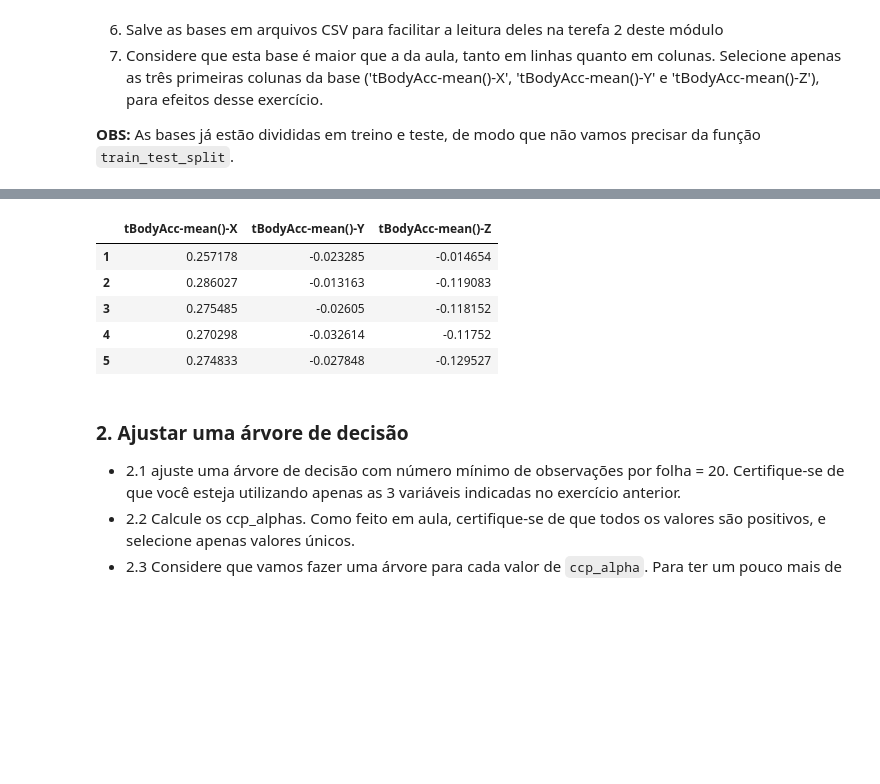
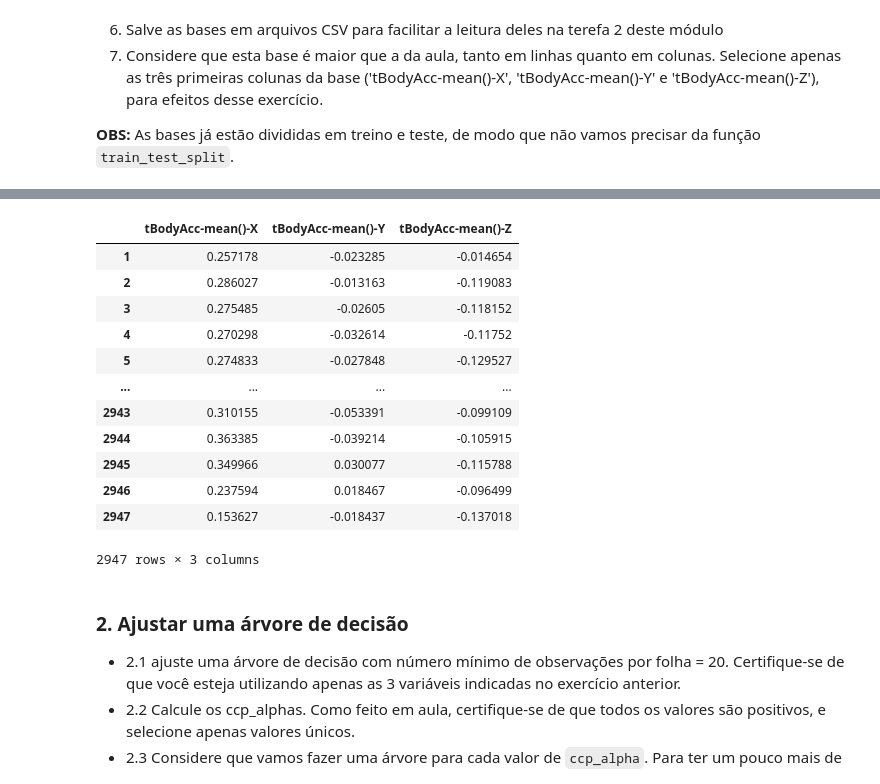
Before and after one commit to math-feldberg/Mod17Ex01, a Jupyter notebook: original.ipynb, the cells around one changed output, grey strips where cells are left out. Saved outputs shown, nothing was run; the diff lists cells and outputs as text; code cells hidden in the pictures; blank space fills up the shorter version.

```diff
--- a/original.ipynb
+++ b/original.ipynb
@@ -167,13 +175,20 @@ X_train.head()
 # %%
 X_test = X_test[['tBodyAcc-mean()-X', 'tBodyAcc-mean()-Y','tBodyAcc-mean()-Z']]
-X_test.head()
+X_test
 # %% [output]
 |  | tBodyAcc-mean()-X | tBodyAcc-mean()-Y | tBodyAcc-mean()-Z |
 | 1 | 0.257178 | -0.023285 | -0.014654 |
 | 2 | 0.286027 | -0.013163 | -0.119083 |
 | 3 | 0.275485 | -0.02605 | -0.118152 |
 | 4 | 0.270298 | -0.032614 | -0.11752 |
 | 5 | 0.274833 | -0.027848 | -0.129527 |
+| ... | ... | ... | ... |
+| 2943 | 0.310155 | -0.053391 | -0.099109 |
+| 2944 | 0.363385 | -0.039214 | -0.105915 |
+| 2945 | 0.349966 | 0.030077 | -0.115788 |
+| 2946 | 0.237594 | 0.018467 | -0.096499 |
+| 2947 | 0.153627 | -0.018437 | -0.137018 |
+2947 rows × 3 columns
 # %% [markdown]
 ### 2. Ajustar uma árvore de decisão
 
```
Also changed, not shown: parts of 23 cells of this notebook.
